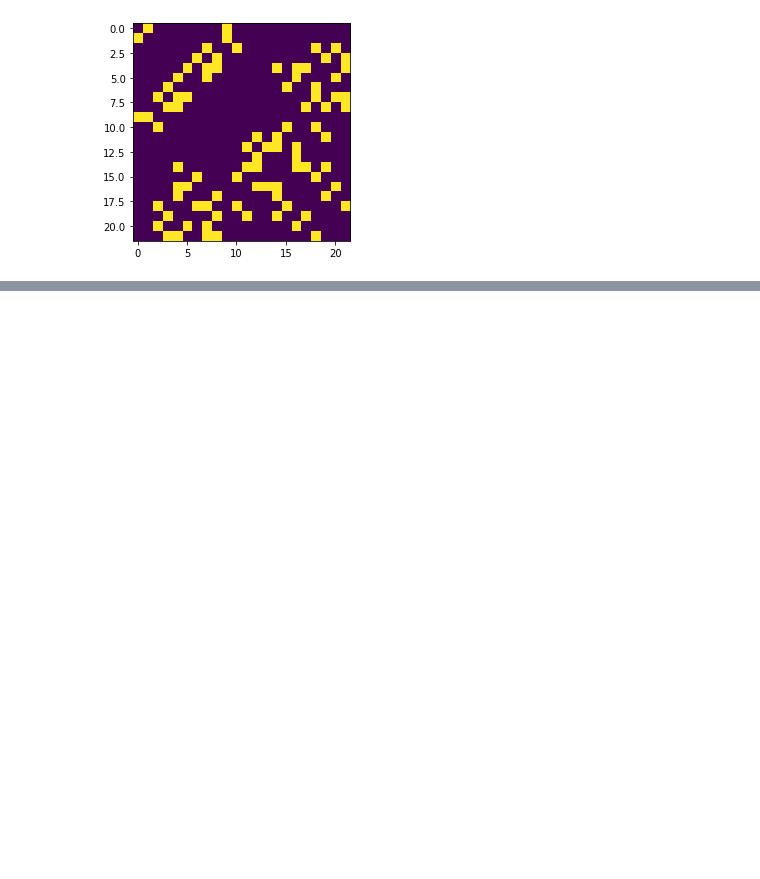
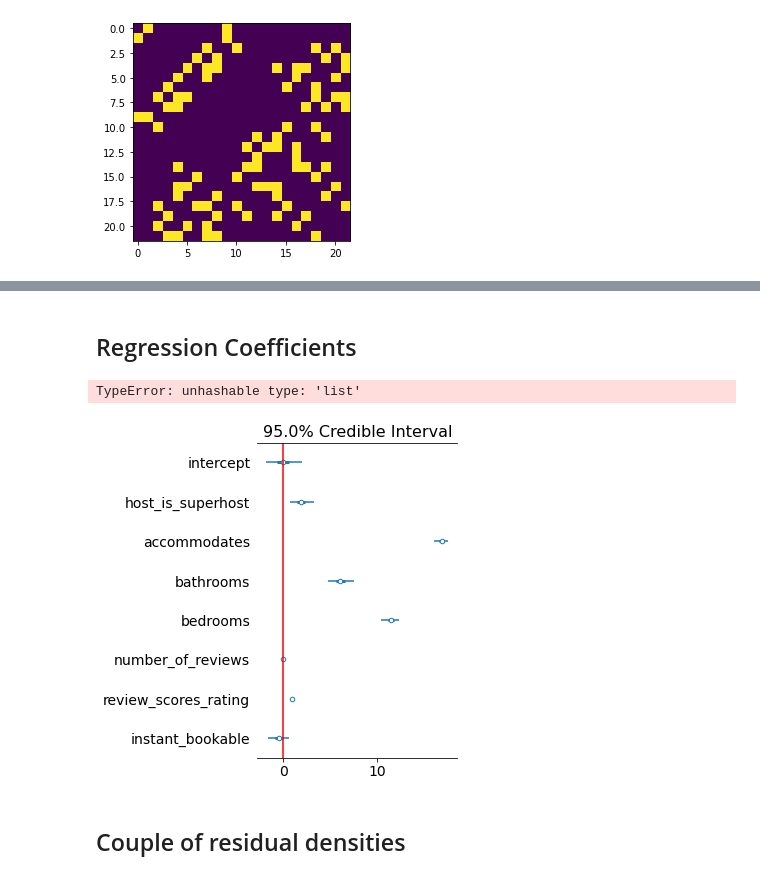
Before and after one commit to mberaha/spatial_mixtures, a Jupyter notebook: notebooks/amsterdam_airbnb/SpatialMix analysis.ipynb, the cells around one changed output, grey strips where cells are left out. Saved outputs shown, nothing was run; the diff lists cells and outputs as text; code cells hidden in the pictures; blank space fills up the shorter version.

```diff
--- a/notebooks/amsterdam_airbnb/SpatialMix analysis.ipynb
+++ b/notebooks/amsterdam_airbnb/SpatialMix analysis.ipynb
@@ -46,5 +49,5 @@ for i, cov in enumerate(datas["cov"]):
 # %%
-for i in range(len(covariates_by_group)):
-    if len(datas["y"][i]) != covariates_by_group[i].shape[0]:
+for i in range(len(datas["y"])):
+    if len(datas["y"][i]) != len(datas["cov"][i]):
         print("error in ", i)
         print("datas: ", len(datas["y"][i]), " covariates", covariates_by_group[i].shape[0])
@@ -84,0 +83,23 @@ chains = runSpatialMixtureSampler(
+# %%
+chains = loadChains("data/amsterdam_serialized_chains_with_intercept_05032020.recordio")
+# %% [markdown]
+## Regression Coefficients
+# %%
+p_size = len(chains[0].regression_coefficients)
+regressor_chains = {}
+covariates = ["intercept"] + covariates
+for i, name in enumerate(covariates):
+    regressor_chains[name] = np.array([c.regression_coefficients[i] for c in chains])
+# %% [output]
+TypeError: unhashable type: 'list'
+# %%
+azChains = az.convert_to_inference_data(regressor_chains)
+# %%
+axes = az.plot_forest(azChains, credible_interval=0.95, figsize=(5, 5))
+axes[0].axvline(color="red")
+plt.savefig("images/regression_coefficients.pdf")
+plt.show()
+# %% [output]
+[figure, added]
+# %% [markdown]
+## Couple of residual densities
```
Also changed, not shown: parts of 14 cells of this notebook.
